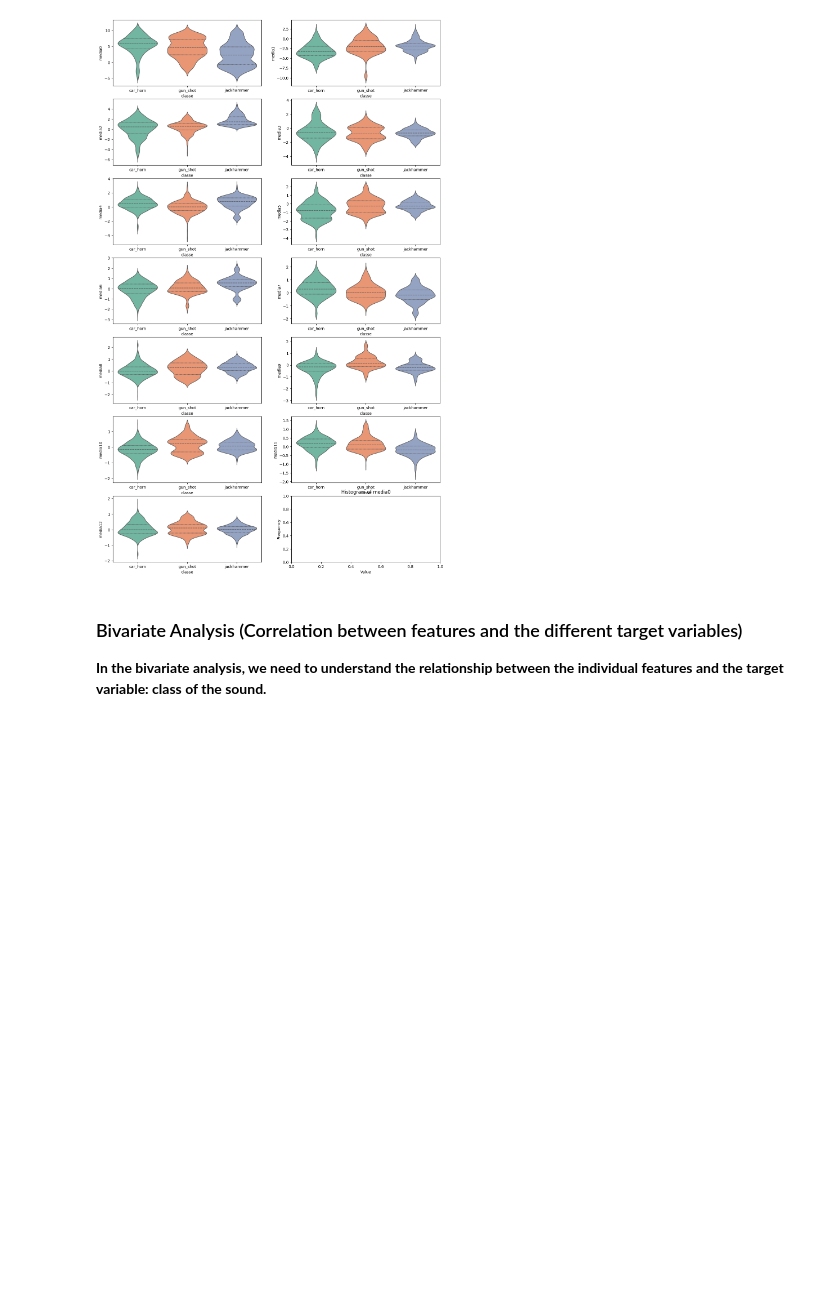
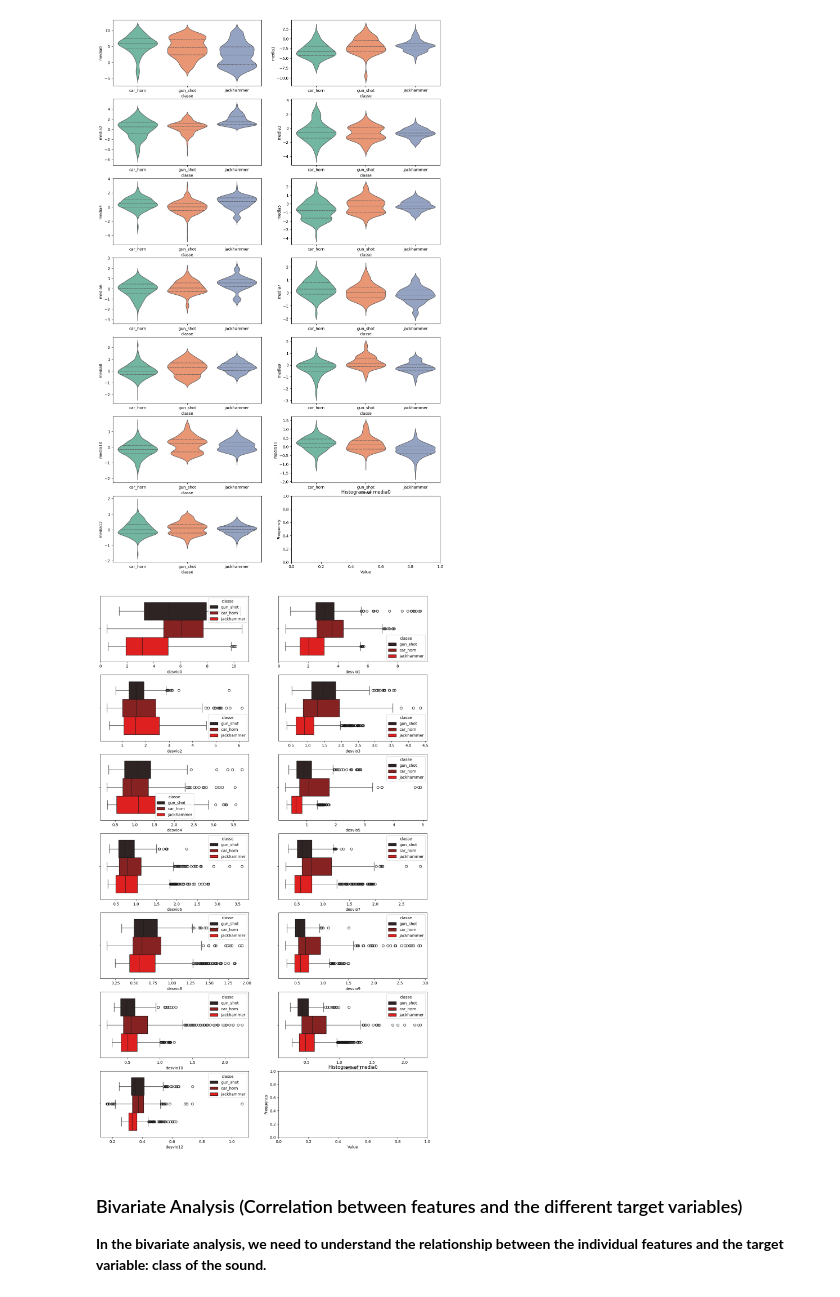
Before and after one commit to qettera/Machine-Learning-Overview, a Jupyter notebook: project.ipynb, the cells around one changed output. Cells and saved outputs as stored; diff of their text form; code cells hidden in the pictures; blank space fills up the shorter version.

```diff
--- a/project.ipynb
+++ b/project.ipynb
@@ -141,6 +141,20 @@ plt.title('Histogram of media0')
 plt.show()
 # %% [output]
 [figure]
+# %%
+_, axes = plt.subplots(7, 2, figsize=(15,25))
+
+for i in range(0, 7):
+    sns.boxplot(data=df, x='desvio' + str(i*2), hue='classe', color='red', ax=axes[i][0])
+    if (i == 6):
+        continue
+    sns.boxplot(data=df, x='desvio' + str(i*2 + 1), hue='classe', color='red', ax=axes[i][1])
+plt.xlabel('Value')
+plt.ylabel('Frequency')
+plt.title('Histogram of media0')
+plt.show()
+# %% [output]
+[figure, added]
 # %% [markdown]
 ### Bivariate Analysis (Correlation between features and the different target variables)
 **In the bivariate analysis, we need to understand the relationship between the individual features and the target variable: class of the sound.**
```
